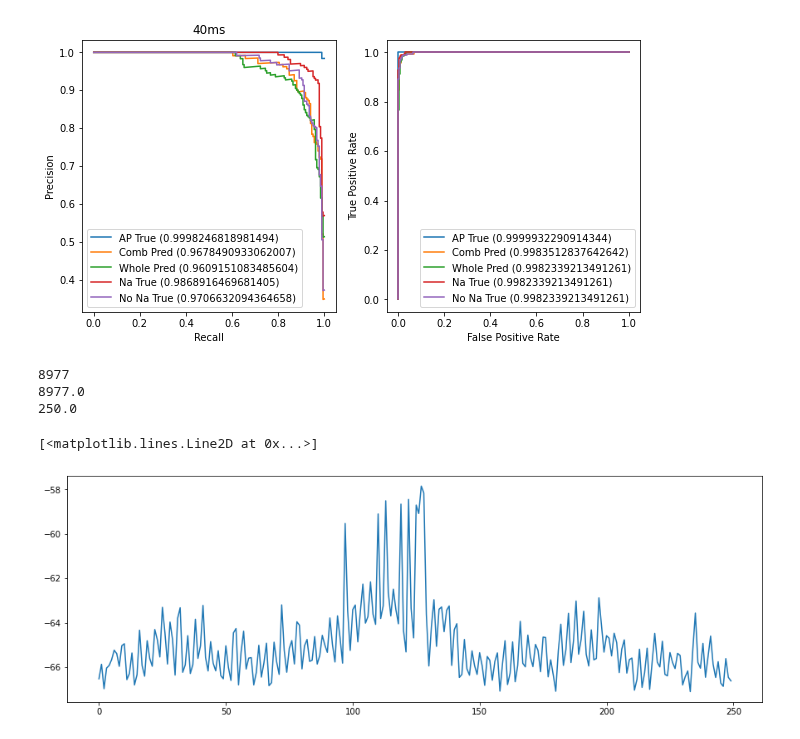
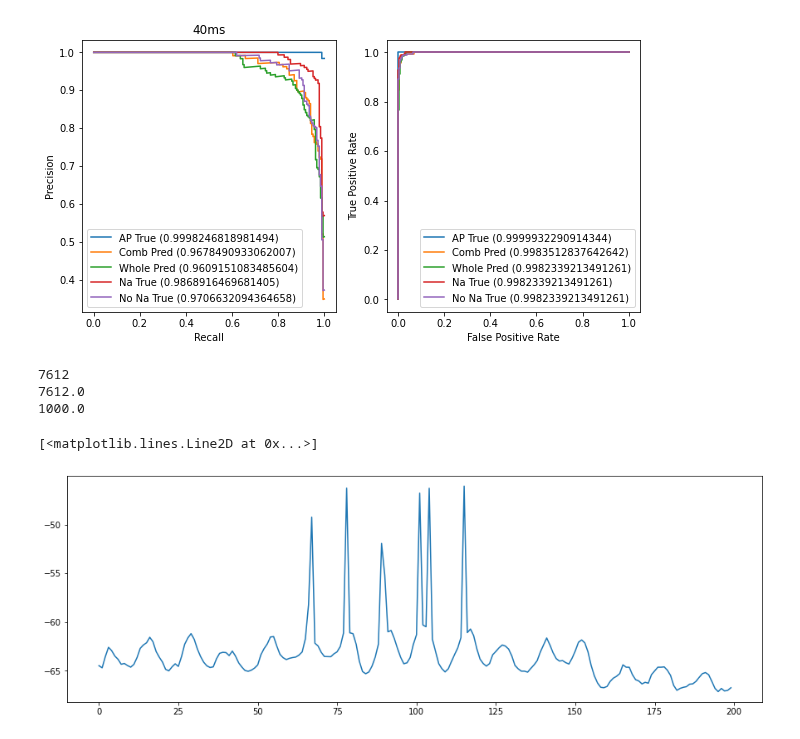
Before and after one commit to yjkimnada/dendrite, a Jupyter notebook: AP_experimental.ipynb, the cells around one changed output. Drawn from its saved outputs; the diff is of its cells as text; code cells hidden in the pictures.

```diff
--- a/AP_experimental.ipynb
+++ b/AP_experimental.ipynb
@@ -383,6 +383,6 @@ for i in range(50000//bin_size):
 # %%
-V = np.load("/media/hdd01/sklee/CA1_clust4-60_AP/ap_true/V_ap_true_40ms.npy").flatten()
-threshold = -62.3
+V = np.load("/media/hdd01/sklee/CA1_clust4-60_aSoma/ap_true/V_ap_true_10ms.npy").flatten()
+threshold = -59.3
 
 raw_idx = np.where(V >= threshold)[0]
 true_idx = []
@@ -401,7 +401,7 @@ spk[true_idx] = 1
 print(np.sum(spk))
 print(V.shape[0]/1000)
 # %% [output]
-8977
-8977.0
-250.0
+7612
+7612.0
+1000.0
 # %%
@@ -409,6 +409,6 @@ print(V.shape[0]/1000)
 # %%
 plt.figure(figsize = (15,5))
-plt.plot(V[250:500])
+plt.plot(V[:1000][400:600])
 # %% [output]
 [<matplotlib.lines.Line2D at 0x...>]
-[figure, old version]
+[figure, new version]
```
Also changed, not shown: parts of 3 cells of this notebook, 11 other files.
